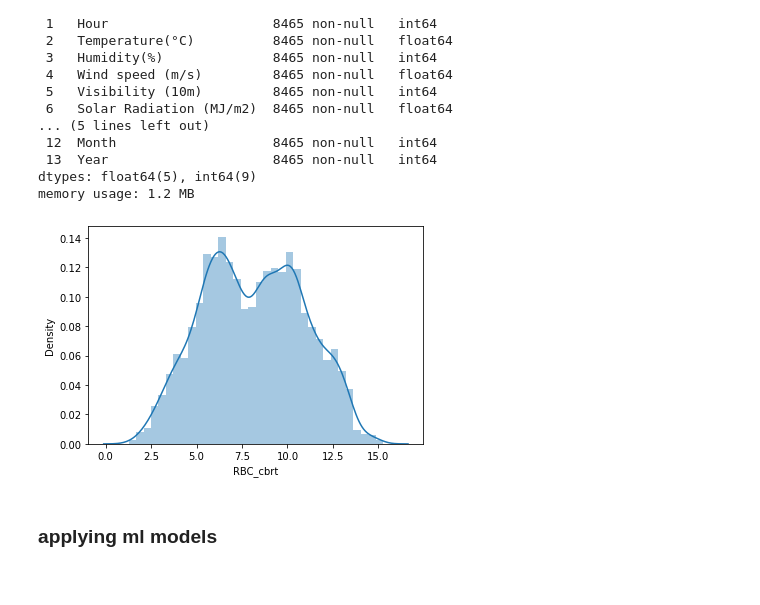
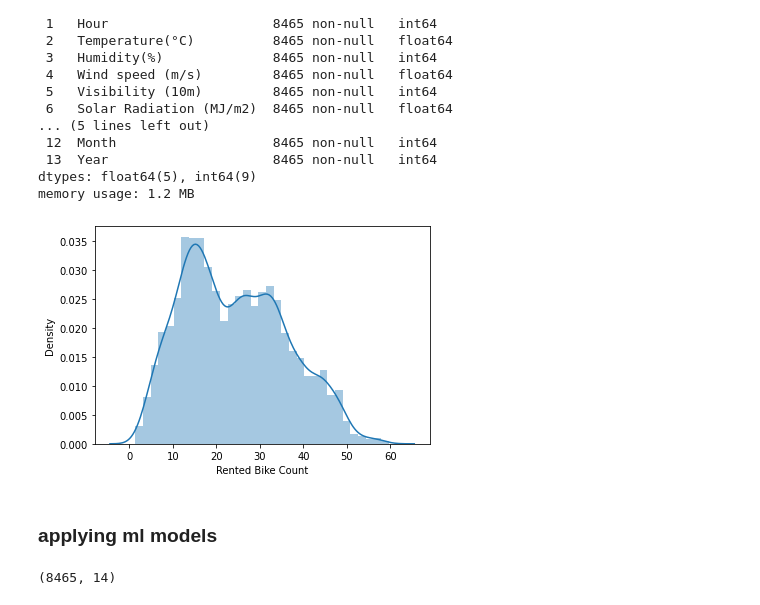
Before and after one commit to AyushSonuu/bike-sharing-demand-prediction-regression, a Jupyter notebook: Copy_of_Bike_Sharing_Demand_Prediction_Capstone_Project.ipynb, the cells around one changed output. Saved outputs shown, nothing was run; the diff lists cells and outputs as text; code cells hidden in the pictures.

```diff
--- a/Copy_of_Bike_Sharing_Demand_Prediction_Capstone_Project.ipynb
+++ b/Copy_of_Bike_Sharing_Demand_Prediction_Capstone_Project.ipynb
@@ -512,8 +512,8 @@ dtypes: float64(5), int64(9)
 memory usage: 1.2 MB
 # %%
 # As we know that target variabe is right skewed to remove skewnwss apply cbrt transformation
-df1["RBC_cbrt"] = np.cbrt(df1["Rented Bike Count"])
-sns.distplot(df1["RBC_cbrt"])
+df1["Rented Bike Count"] = np.sqrt(df1["Rented Bike Count"])
+sns.distplot(df1["Rented Bike Count"])
 plt.show()
 # %% [output]
-[figure, old version]
+[figure, new version]
@@ -528,0 +532,4 @@ from sklearn.ensemble import RandomForestRegressor ,GradientBoostingRegressor, A
+# %%
+df1.shape
+# %% [output]
+(8465, 14)
```
Also changed, not shown: parts of 10 cells of this notebook.
